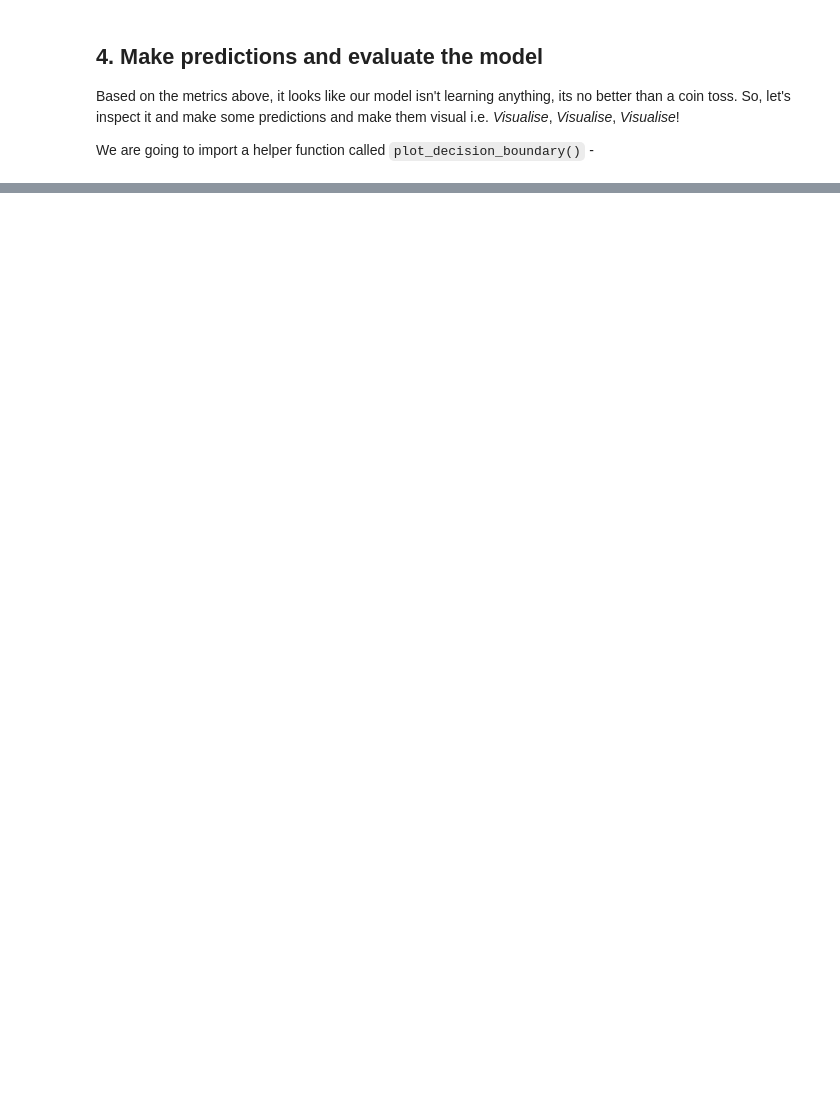
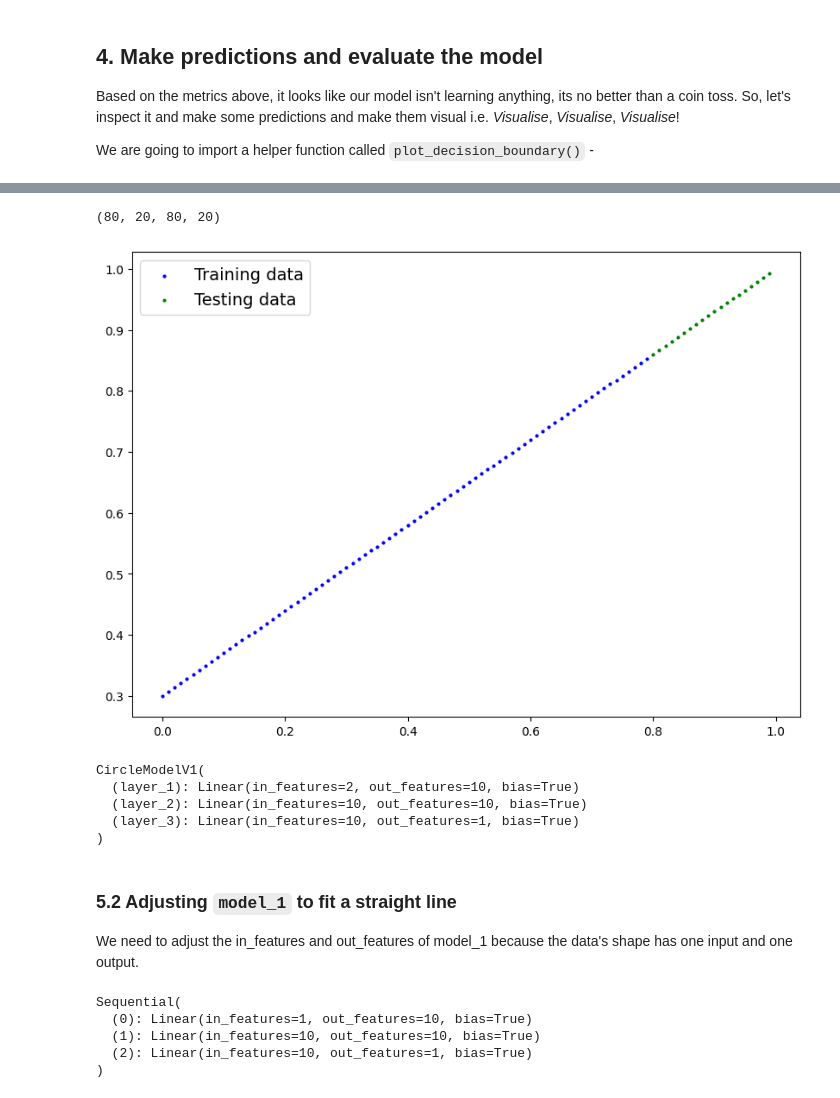
Before and after one commit to anupj/PyTorchForDeepLearningBootcamp, a Jupyter notebook: 02_PyTorch_Neural_Network_Classification.ipynb, the cells around one changed output, grey strips where cells are left out. Saved outputs shown, nothing was run; the diff lists cells and outputs as text; code cells hidden in the pictures; blank space fills up the shorter version.

```diff
--- a/02_PyTorch_Neural_Network_Classification.ipynb
+++ b/02_PyTorch_Neural_Network_Classification.ipynb
@@ -409,0 +564,15 @@ We are going to import a helper function called `plot_decision_boundary()` -
+# %%
+# Create same data that is linear in nature (same as notebook 01)
+weight = 0.7
+bias = 0.3
+start = 0
+end = 1
+step = 0.01
+
+# Create data
+X_regression = torch.arange(start, end, step).unsqueeze(dim=1)
+y_regression = weight * X_regression + bias # same as Linear regression formula (without epsilon)
+
+# Check the data
+print(len(X_regression))
+X_regression[:5], y_regression[:5]
@@ -409,0 +591,44 @@ We are going to import a helper function called `plot_decision_boundary()` -
+# %%
+# Create training and test data splits
+train_split = int(0.8 * len(X_regression))
+X_train_regression, y_train_regression = X_regression[:train_split], y_regression[:train_split]
+
+X_test_regression, y_test_regression = X_regression[train_split:], y_regression[train_split:]
+
+# Check the lenghts of each
+len(X_train_regression), len(X_test_regression), len(y_train_regression), len(y_test_regression)
+# %% [output]
+(80, 20, 80, 20)
+# %%
+plot_predictions(train_data=X_train_regression,
+                 train_labels=y_train_regression,
+                 test_data=X_test_regression,
+                 test_labels=y_test_regression)
+# %% [output]
+[figure, added]
+# %%
+model_1
+# %% [output]
+CircleModelV1(
+  (layer_1): Linear(in_features=2, out_features=10, bias=True)
+  (layer_2): Linear(in_features=10, out_features=10, bias=True)
+  (layer_3): Linear(in_features=10, out_features=1, bias=True)
+)
+# %% [markdown]
+### 5.2 Adjusting `model_1` to fit a straight line
+
+We need to adjust the in_features and out_features of model_1 because the data's shape has one input and one output.
+# %%
+# Same architecture as model_1 (but using nn.Sequential)
+model_2 = nn.Sequential(
+    nn.Linear(in_features=1, out_features=10),
+    nn.Linear(in_features=10, out_features=10),
+    nn.Linear(in_features=10, out_features=1),
+).to(device)
+model_2
+# %% [output]
+Sequential(
+  (0): Linear(in_features=1, out_features=10, bias=True)
+  (1): Linear(in_features=10, out_features=10, bias=True)
+  (2): Linear(in_features=10, out_features=1, bias=True)
+)
```
Also changed, not shown: parts of 33 cells of this notebook.
